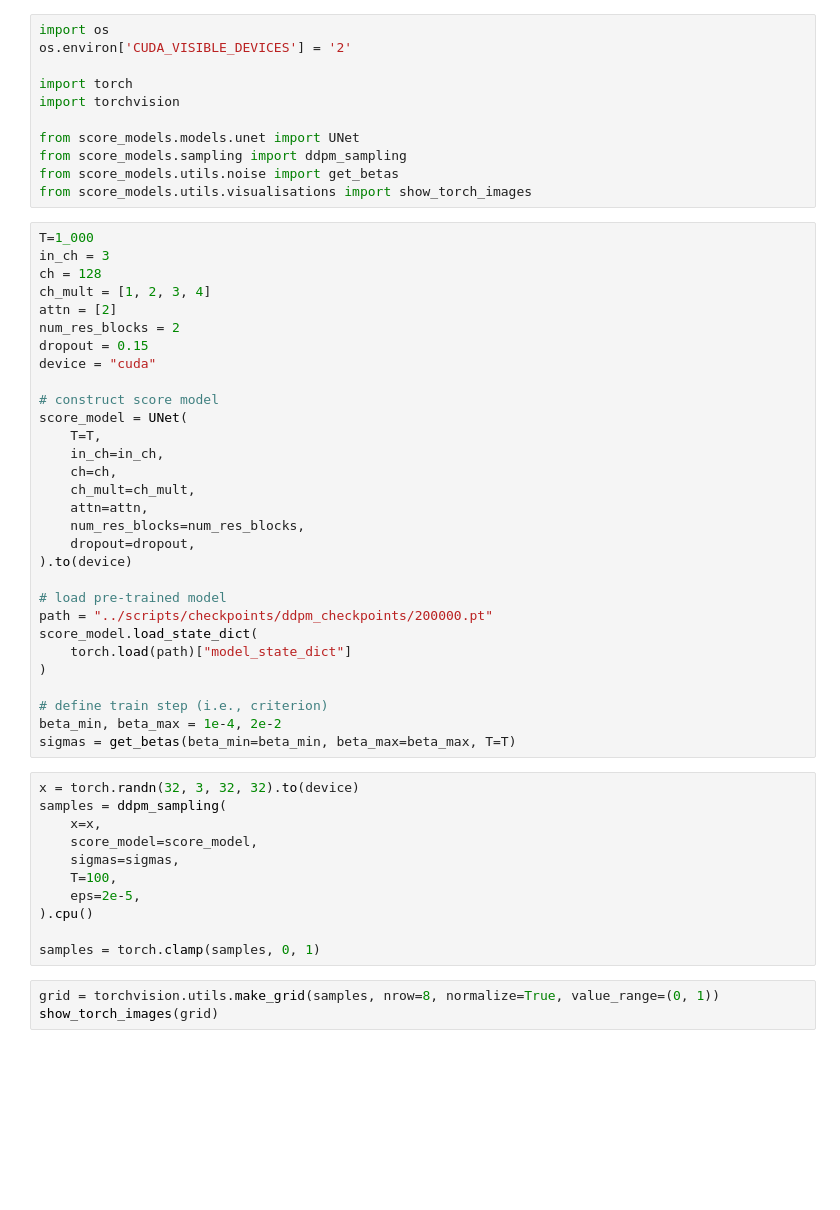
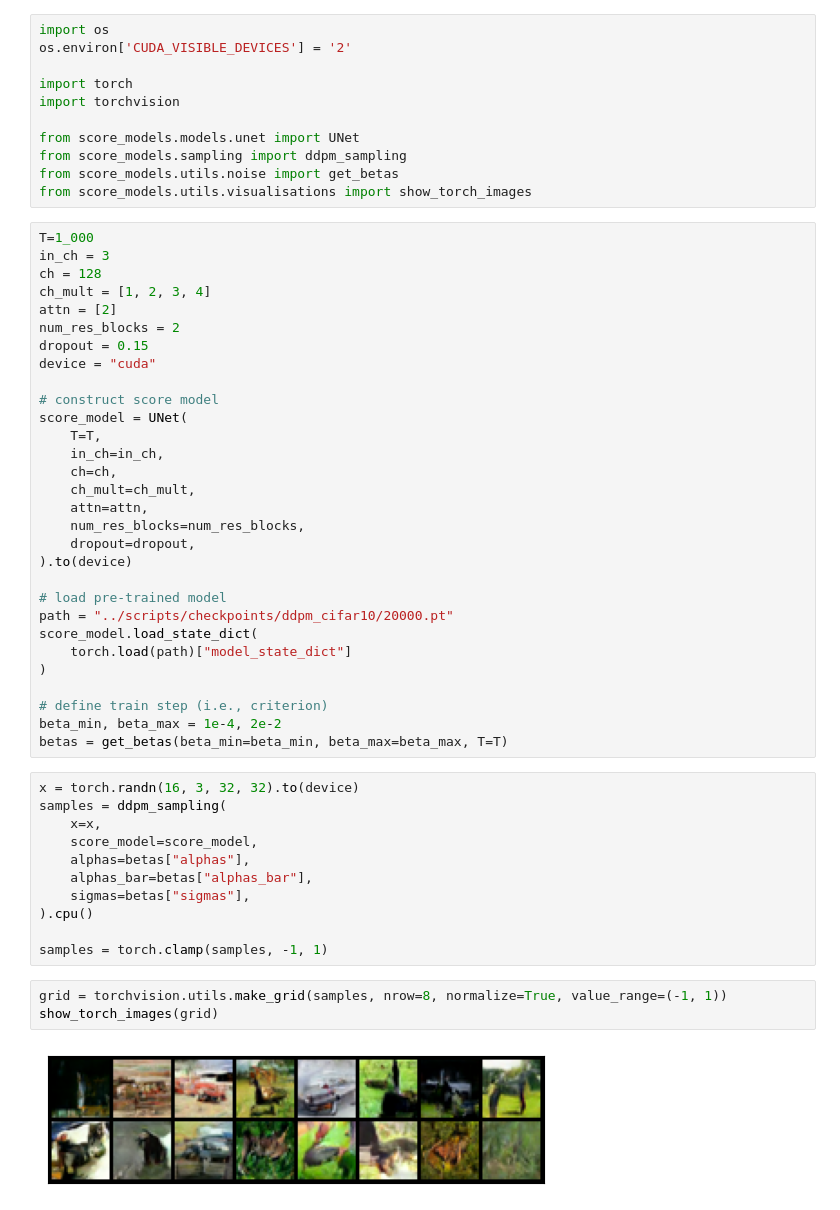
Before and after one commit to RobertSamoilescu/score-based-models, a Jupyter notebook: notebooks/ddpm_view.ipynb, the cells around one changed output. Drawn from its saved outputs; the diff is of its cells as text; blank space fills up the shorter version.

```diff
--- a/notebooks/ddpm_view.ipynb
+++ b/notebooks/ddpm_view.ipynb
@@ -31,25 +31,27 @@ score_model = UNet(
 ).to(device)
 
 # load pre-trained model
-path = "../scripts/checkpoints/ddpm_checkpoints/200000.pt"
+path = "../scripts/checkpoints/ddpm_cifar10/20000.pt"
 score_model.load_state_dict(
     torch.load(path)["model_state_dict"]
 )
 
 # define train step (i.e., criterion)
 beta_min, beta_max = 1e-4, 2e-2
-sigmas = get_betas(beta_min=beta_min, beta_max=beta_max, T=T)
+betas = get_betas(beta_min=beta_min, beta_max=beta_max, T=T)
 # %%
-x = torch.randn(32, 3, 32, 32).to(device)
+x = torch.randn(16, 3, 32, 32).to(device)
 samples = ddpm_sampling(
     x=x,
     score_model=score_model,
-    sigmas=sigmas,
-    T=100,
-    eps=2e-5,
+    alphas=betas["alphas"],
+    alphas_bar=betas["alphas_bar"],
+    sigmas=betas["sigmas"],
 ).cpu()
 
-samples = torch.clamp(samples, 0, 1)
+samples = torch.clamp(samples, -1, 1)
 # %%
-grid = torchvision.utils.make_grid(samples, nrow=8, normalize=True, value_range=(0, 1))
+grid = torchvision.utils.make_grid(samples, nrow=8, normalize=True, value_range=(-1, 1))
 show_torch_images(grid)
+# %% [output]
+[figure, added]
```
Also changed, not shown: 3 other files.
